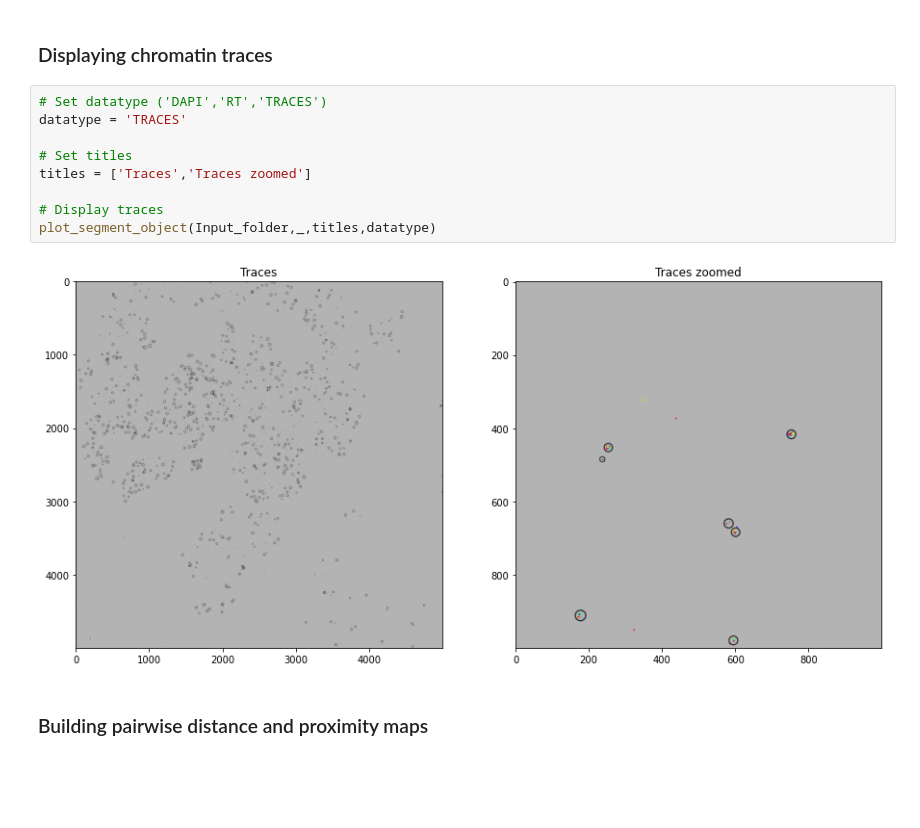
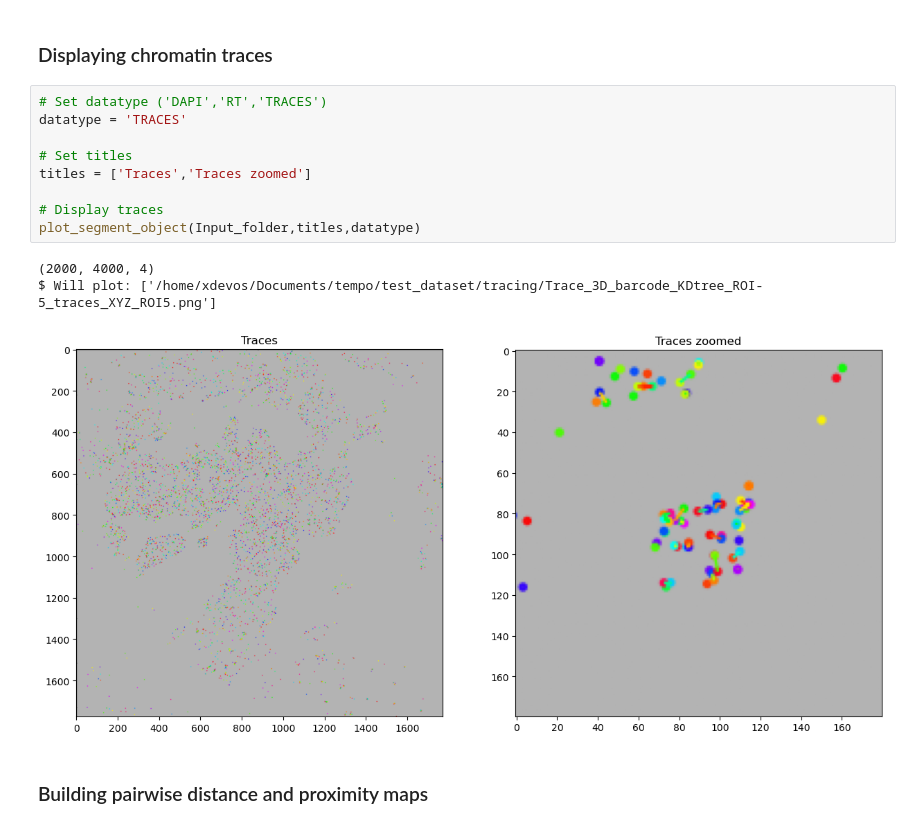
Before and after one commit to marcnol/pyHiM, a Jupyter notebook: docs/source/getting_started/tutorials/notebooks/full_pyHiM_run.ipynb, the cells around one changed output. Saved outputs shown, nothing was run; the diff lists cells and outputs as text; blank space fills up the shorter version.

Commit message:
Tuto - Update paths for plot functions

```diff
--- a/docs/source/getting_started/tutorials/notebooks/full_pyHiM_run.ipynb
+++ b/docs/source/getting_started/tutorials/notebooks/full_pyHiM_run.ipynb
@@ -268,14 +268,16 @@ copy_localization_table(Input_folder)
 # %%
 # Set datatype ('DAPI','RT','TRACES')
 datatype = 'TRACES'
 
 # Set titles
 titles = ['Traces','Traces zoomed']
 
 # Display traces
-plot_segment_object(Input_folder,_,titles,datatype)
+plot_segment_object(Input_folder,titles,datatype)
 # %% [output]
+(2000, 4000, 4)
+$ Will plot: ['/home/xdevos/Documents/tempo/test_dataset/tracing/Trace_3D_barcode_KDtree_ROI-5_traces_XYZ_ROI5.png']
-[figure, old version]
+[figure, new version]
 # %% [markdown]
 ### Building pairwise distance and proximity maps
 # %%
```
Also changed, not shown: parts of 2 cells of this notebook, 1 other file.
